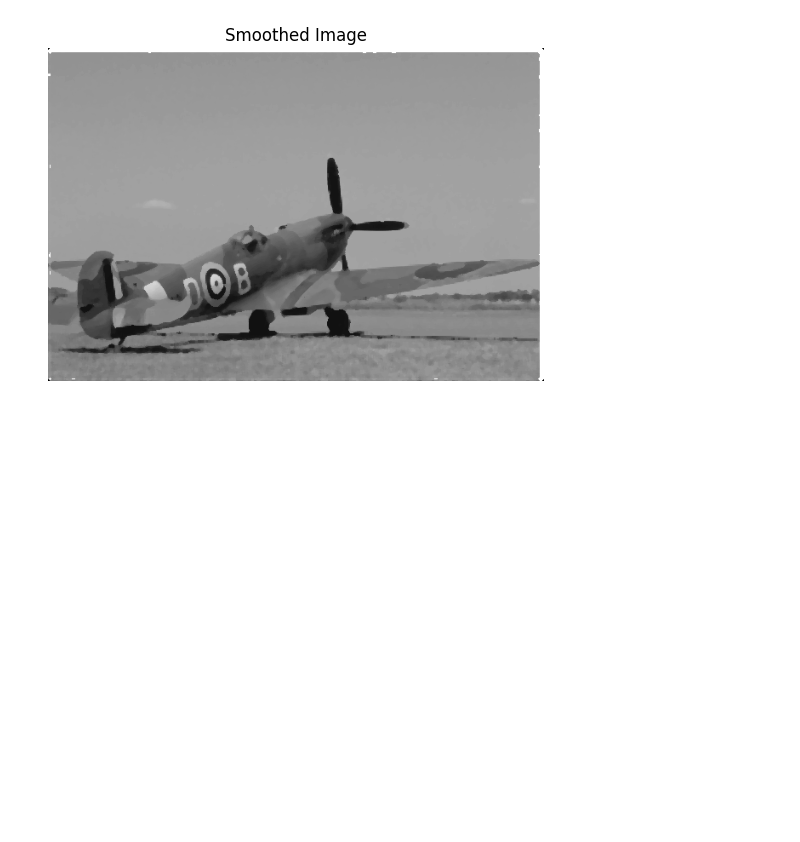
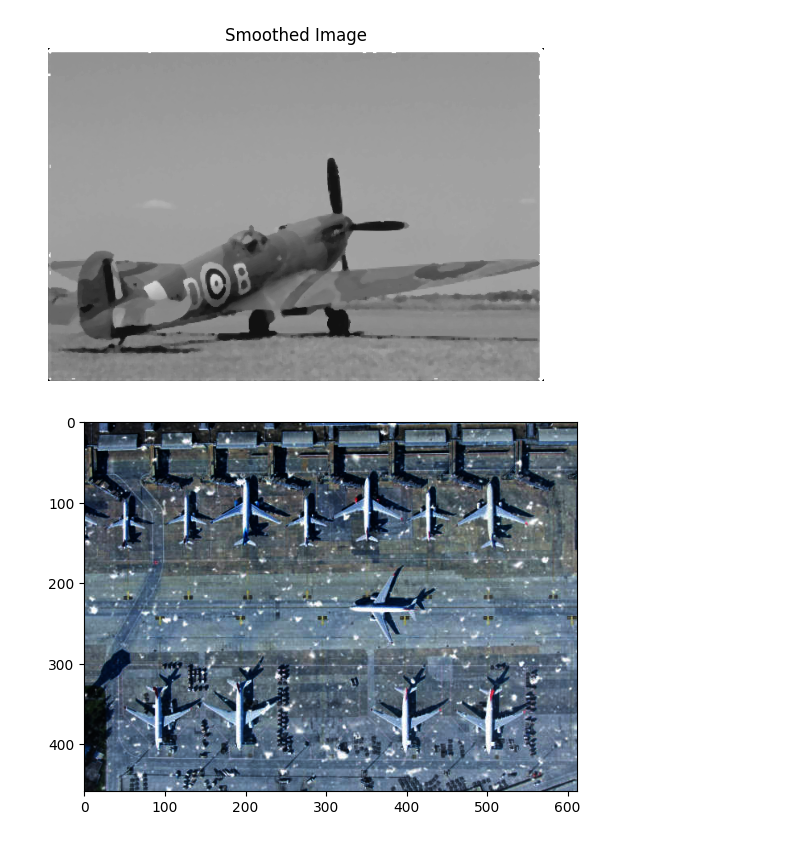
Before and after one commit to Tr-tuhin/DIP_LAB_TASK_2019331534-1-, a Jupyter notebook: Copy_of_DIP_lab_exam_sec[19_20].ipynb, the cells around one changed output. Cells and saved outputs as stored; diff of their text form; code cells hidden in the pictures; blank space fills up the shorter version.

Commit message:
Task 04 Completed

```diff
--- a/Copy_of_DIP_lab_exam_sec[19_20].ipynb
+++ b/Copy_of_DIP_lab_exam_sec[19_20].ipynb
@@ -149,3 +149,21 @@ plt.title('Smoothed Image')
 plt.show()
 # %% [output]
 [figure]
+# %%
+# Task 4
+
+img = io.imread('/content/drive/MyDrive/DIP_Final_Image/DIP_Lab_task_04.jpg')
+
+def gamma_correction(image_data, gamma_value):
+    image_data = image_data / 255
+    image_data = image_data ** gamma_value
+    image_data = image_data * 255
+    image_data = image_data.astype(np.uint8)
+    return image_data
+
+gamma_img = gamma_correction(img, 3)
+
+plt.imshow(gamma_img)
+plt.show()
+# %% [output]
+[figure, added]
```
